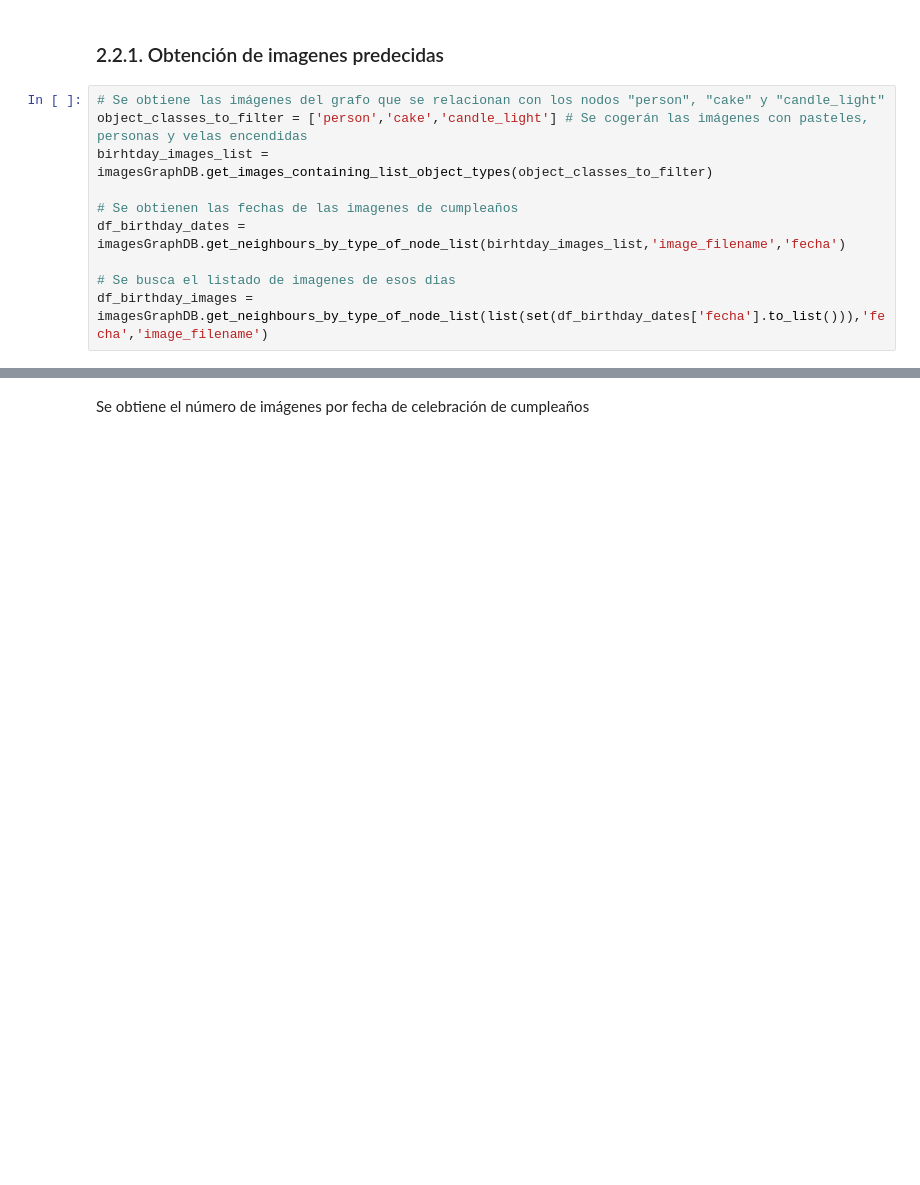
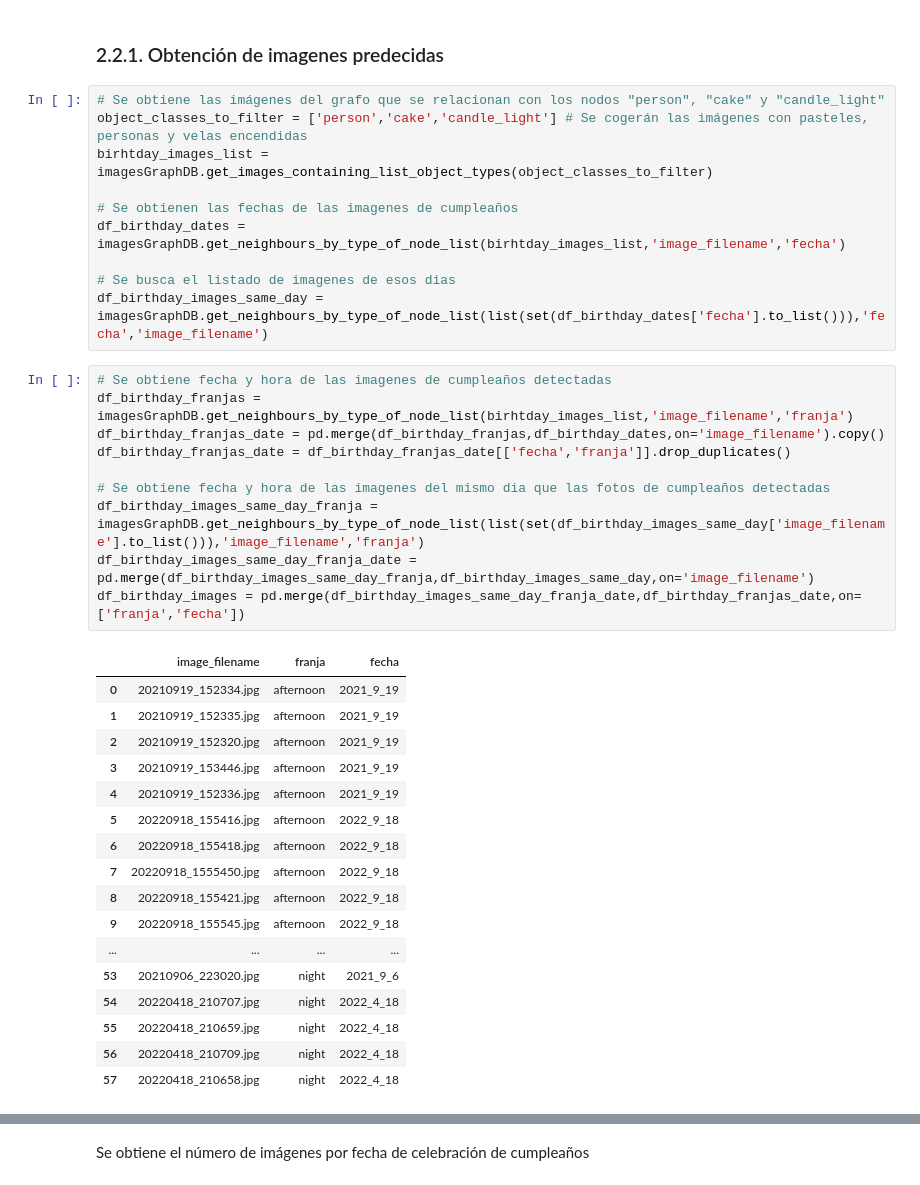
Before and after one commit to dcarretero/UOC_Master_DS_TFM, a Jupyter notebook: image_classifier/4_generador_de_albumes.ipynb, the cells around one changed output, grey strips where cells are left out. Cells and saved outputs as stored; diff of their text form; blank space fills up the shorter version.

```diff
--- a/image_classifier/4_generador_de_albumes.ipynb
+++ b/image_classifier/4_generador_de_albumes.ipynb
@@ -225,4 +276,32 @@ birhtday_images_list = imagesGraphDB.get_images_containing_list_object_types(obj
 df_birthday_dates = imagesGraphDB.get_neighbours_by_type_of_node_list(birhtday_images_list,'image_filename','fecha')
 
 # Se busca el listado de imagenes de esos dias
-df_birthday_images = imagesGraphDB.get_neighbours_by_type_of_node_list(list(set(df_birthday_dates['fecha'].to_list())),'fecha','image_filename')
+df_birthday_images_same_day = imagesGraphDB.get_neighbours_by_type_of_node_list(list(set(df_birthday_dates['fecha'].to_list())),'fecha','image_filename')
+# %%
+# Se obtiene fecha y hora de las imagenes de cumpleaños detectadas
+df_birthday_franjas = imagesGraphDB.get_neighbours_by_type_of_node_list(birhtday_images_list,'image_filename','franja')
+df_birthday_franjas_date = pd.merge(df_birthday_franjas,df_birthday_dates,on='image_filename').copy()
+df_birthday_franjas_date = df_birthday_franjas_date[['fecha','franja']].drop_duplicates()
+
+# Se obtiene fecha y hora de las imagenes del mismo dia que las fotos de cumpleaños detectadas
+df_birthday_images_same_day_franja = imagesGraphDB.get_neighbours_by_type_of_node_list(list(set(df_birthday_images_same_day['image_filename'].to_list())),'image_filename','franja')
+df_birthday_images_same_day_franja_date = pd.merge(df_birthday_images_same_day_franja,df_birthday_images_same_day,on='image_filename')
+df_birthday_images = pd.merge(df_birthday_images_same_day_franja_date,df_birthday_franjas_date,on=['franja','fecha'])
+# %% [output]
+|  | image_filename | franja | fecha |
+| 0 | 20210919_152334.jpg | afternoon | 2021_9_19 |
+| 1 | 20210919_152335.jpg | afternoon | 2021_9_19 |
+| 2 | 20210919_152320.jpg | afternoon | 2021_9_19 |
+| 3 | 20210919_153446.jpg | afternoon | 2021_9_19 |
+| 4 | 20210919_152336.jpg | afternoon | 2021_9_19 |
+| 5 | 20220918_155416.jpg | afternoon | 2022_9_18 |
+| 6 | 20220918_155418.jpg | afternoon | 2022_9_18 |
+| 7 | 20220918_1555450.jpg | afternoon | 2022_9_18 |
+| 8 | 20220918_155421.jpg | afternoon | 2022_9_18 |
+| 9 | 20220918_155545.jpg | afternoon | 2022_9_18 |
+| ... | ... | ... | ... |
+| 53 | 20210906_223020.jpg | night | 2021_9_6 |
+| 54 | 20220418_210707.jpg | night | 2022_4_18 |
+| 55 | 20220418_210659.jpg | night | 2022_4_18 |
+| 56 | 20220418_210709.jpg | night | 2022_4_18 |
+| 57 | 20220418_210658.jpg | night | 2022_4_18 |
```
Also changed, not shown: parts of 16 cells of this notebook, 3 other files.
